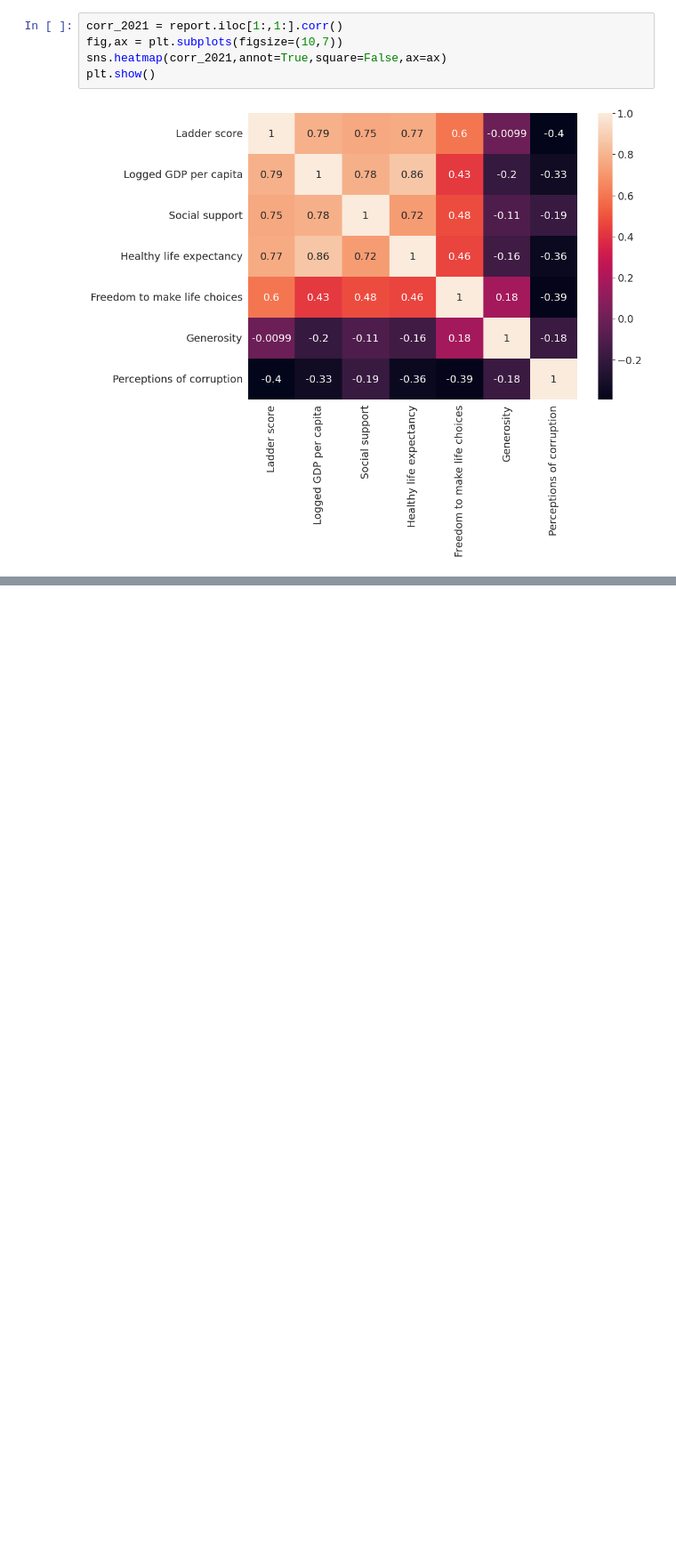
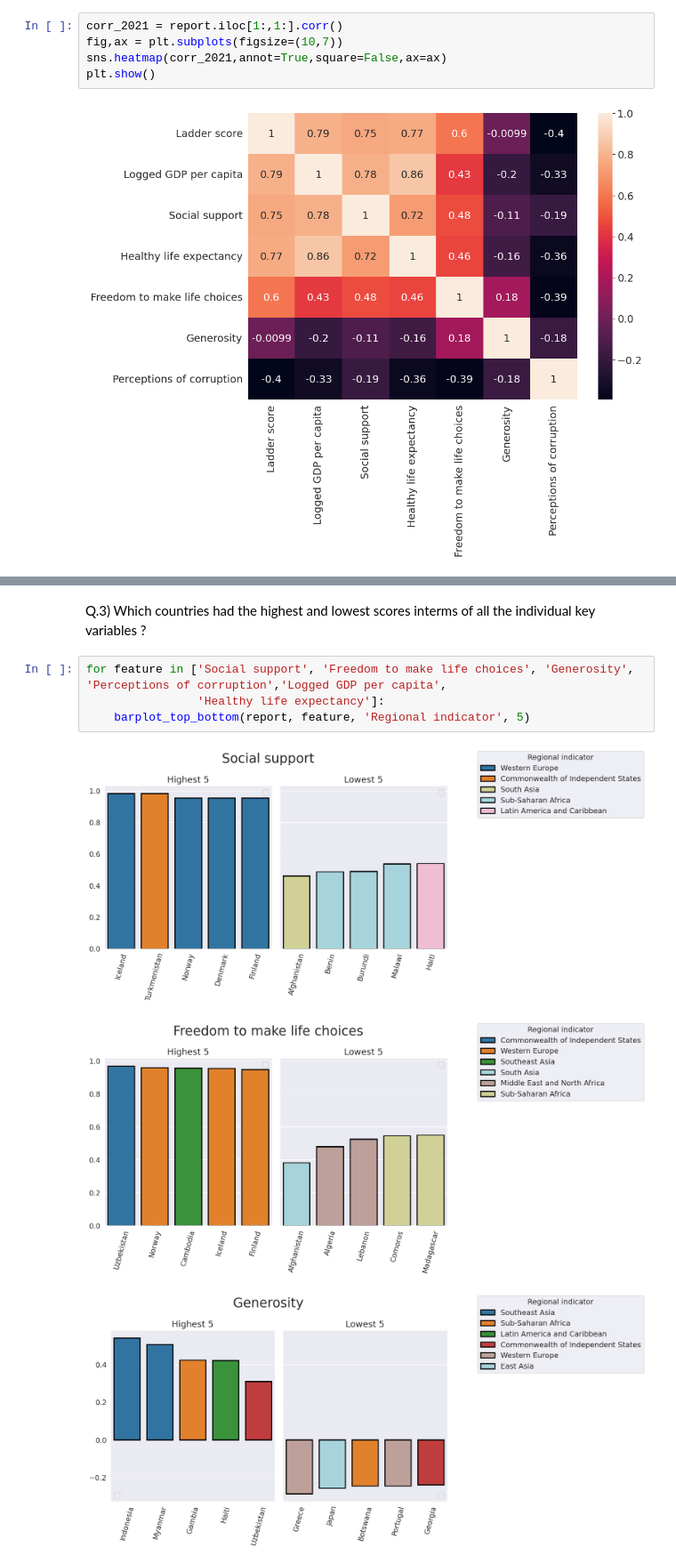
Before and after one commit to ameya932/World-Happiness-Report, a Jupyter notebook: World_Happiness_Report.ipynb, the cells around one changed output, grey strips where cells are left out. Shown at 89% size. Drawn from its saved outputs; the diff is of its cells as text; blank space fills up the shorter version.

```diff
--- a/World_Happiness_Report.ipynb
+++ b/World_Happiness_Report.ipynb
@@ -186,0 +242,10 @@ plt.show()
+# %% [markdown]
+Q.3) Which countries had the highest and lowest scores interms of all the individual key variables ?
+# %%
+for feature in ['Social support', 'Freedom to make life choices', 'Generosity', 'Perceptions of corruption','Logged GDP per capita',
+                'Healthy life expectancy']:
+    barplot_top_bottom(report, feature, 'Regional indicator', 5)
+# %% [output]
+[figure, added]
+[figure, added]
+[figure, added]
```
Also changed, not shown: parts of 11 cells of this notebook.
